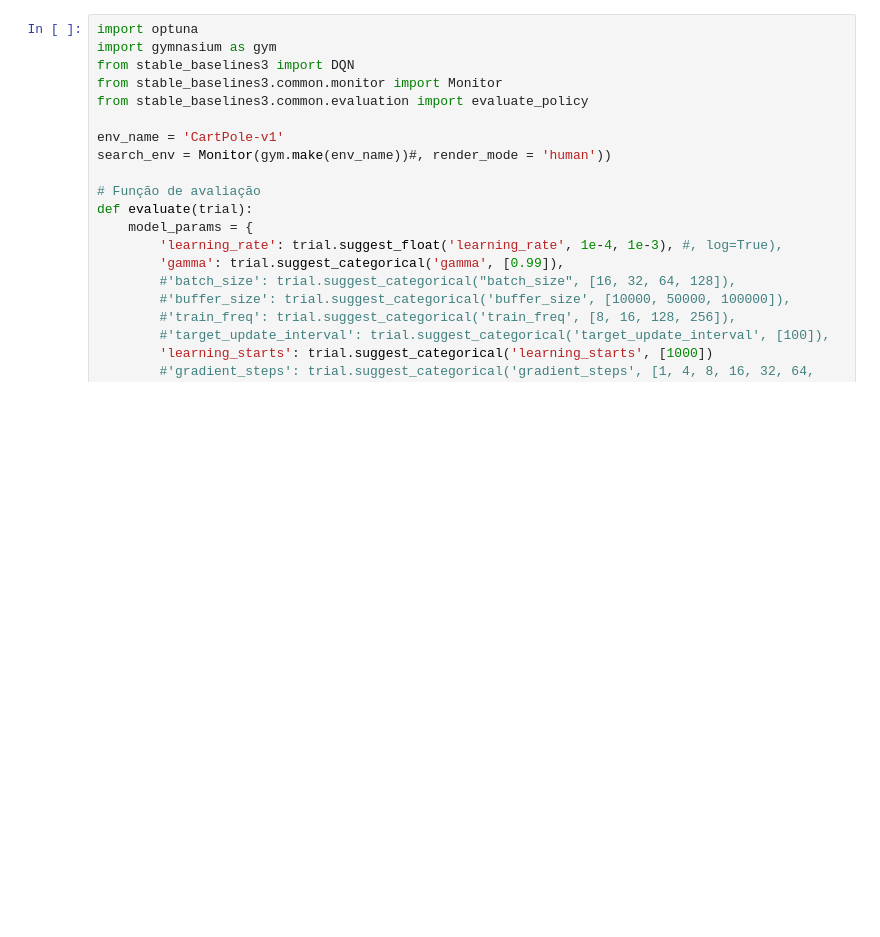
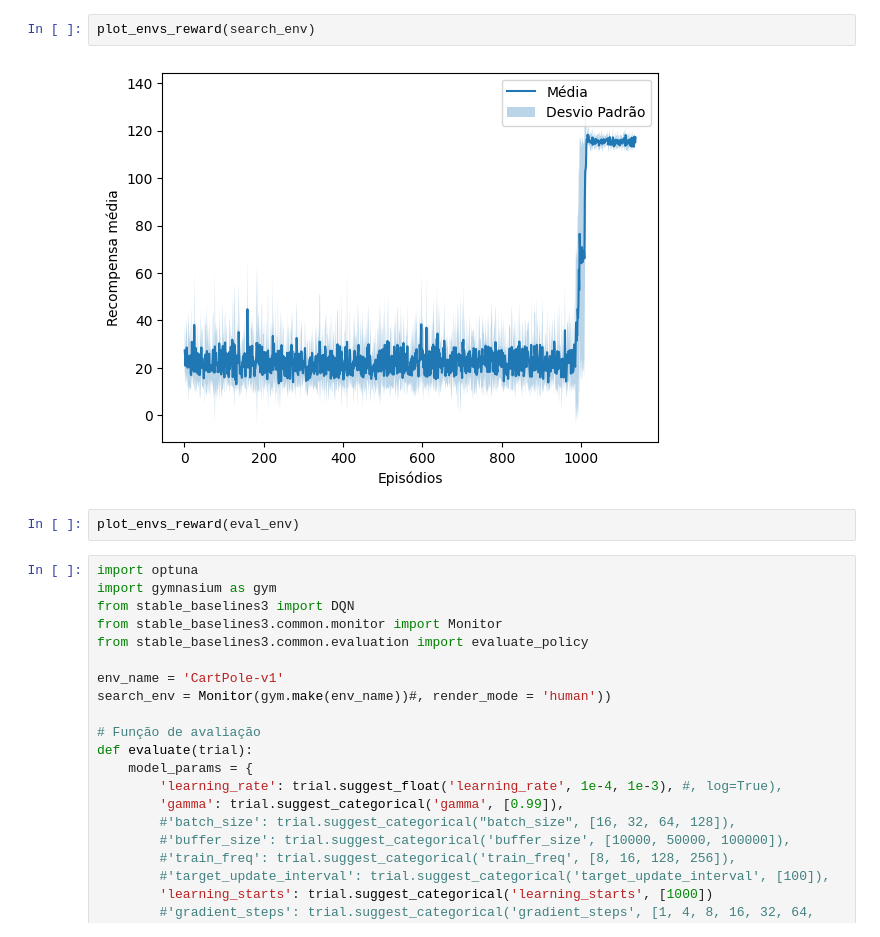
Before and after one commit to Ploita/Dissertacao, a Jupyter notebook: Baselines.ipynb, the cells around one changed output. Drawn from its saved outputs; the diff is of its cells as text; blank space fills up the shorter version.

```diff
--- a/Baselines.ipynb
+++ b/Baselines.ipynb
@@ -101,3 +76,9 @@ Text(0, 0.5, 'Rewards')
+# %%
+plot_envs_reward(search_env)
+# %% [output]
+[figure, added]
+# %%
+plot_envs_reward(eval_env)
 # %%
 import optuna
 import gymnasium as gym
```
Also changed, not shown: parts of 6 cells of this notebook, 2 other files.
